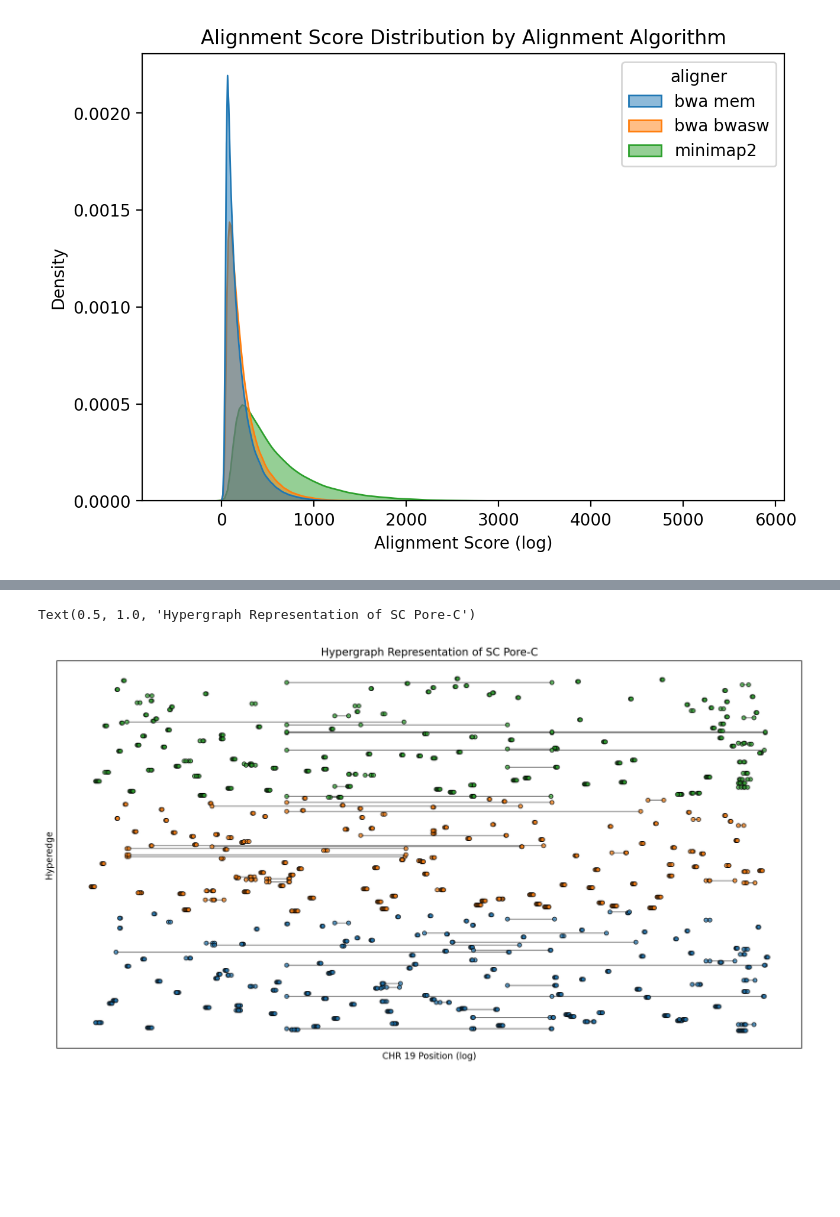
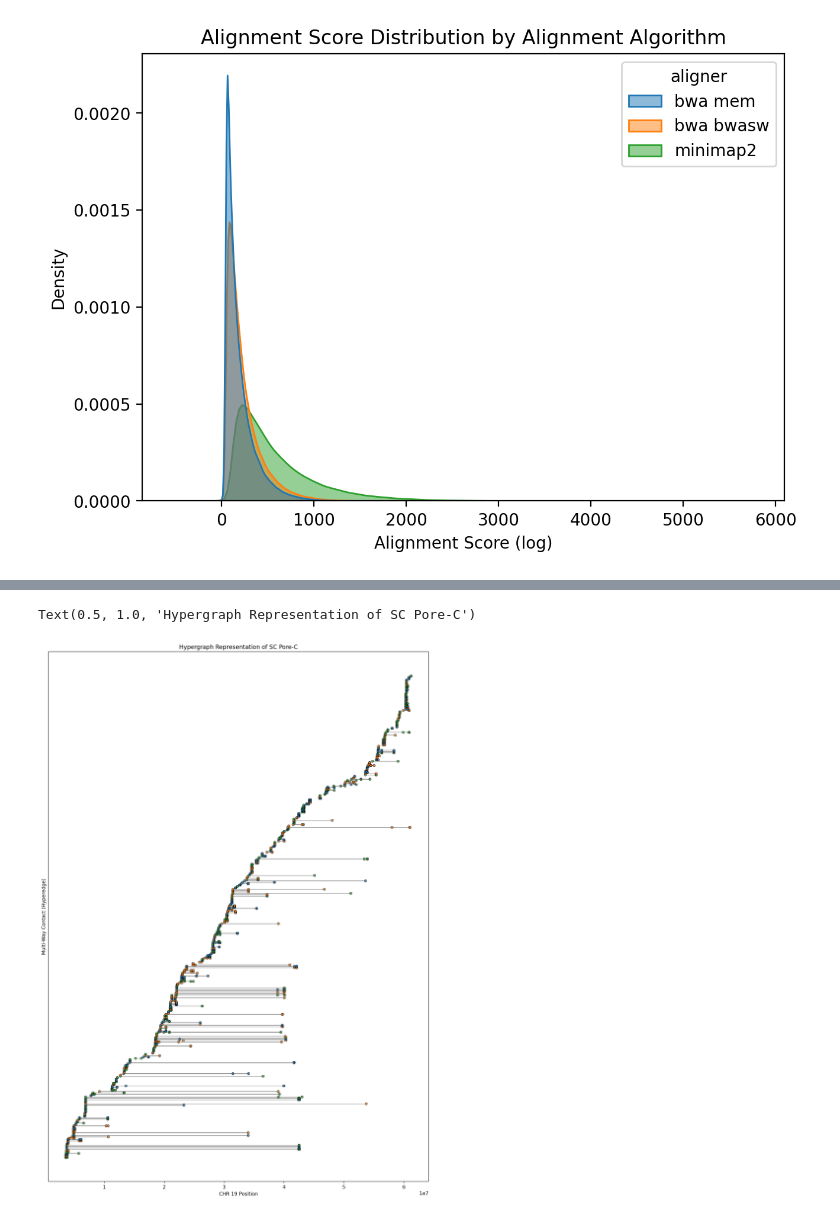
Before and after one commit to CooperStansbury/single_cell_poreC, a Jupyter notebook: alignment_comparisons/alignment_comparison.ipynb, the cells around one changed output, grey strips where cells are left out. Drawn from its saved outputs; the diff is of its cells as text; code cells hidden in the pictures; blank space fills up the shorter version.

```diff
--- a/alignment_comparisons/alignment_comparison.ipynb
+++ b/alignment_comparisons/alignment_comparison.ipynb
@@ -192,6 +194,5 @@ df.head()
 hash_name = lambda s: int(hashlib.sha1(s.encode("utf-8")).hexdigest(), 16) % (10 ** 8)
 df['read_int'] = df['read_name'].apply(hash_name)
 # %%
-get_min = lambda x : min(x.split(";"))
+get_min = lambda x : min([int(i) for i in x.split(";")])
 df['min_first_node'] = df['contact_midpoints'].apply(get_min)
-df = df.sort_values(by=['min_first_node'])
@@ -198,9 +208,9 @@ df = df.sort_values(by=['min_first_node'])
 # %%
-new_rows = []
+df = df.sort_values(by=['min_first_node']).reset_index(drop=True)
 
 matplotlib.rcParams['figure.facecolor'] = 'white'
 matplotlib.rcParams['figure.dpi'] = 200
-matplotlib.rcParams['figure.figsize'] = (15, 8)
+matplotlib.rcParams['figure.figsize'] = (14, 20)
 
 node_color = {
     'bwa mem' : 'C0',
@@ -209,39 +219,40 @@ node_color = {
 }
 
 for i, row in df.iterrows():
-    contacts = [str(int(x)) for x in row['contact_midpoints'].split(";")]
+    contacts = [int(x) for x in row['contact_midpoints'].split(";")]
     read = [i] * len(contacts)
 #     card = [float(row['cardinality']) **2] * len(contacts)  # dynamic sizing based on hyperedge cardinality
 
     c = row['aligner']
 
     plt.plot(contacts,
              read,
              c='k',
              alpha=0.5,
              lw=1,
              zorder=1)
 
     plt.scatter(contacts,
                 read,
                 s=20,
                 facecolor=node_color[c],
                 label=c,
                 edgecolor='k',
                 zorder=2,
                 alpha=0.7)
 
-# plt.gca().set_axisbelow(True)
 # plt.grid(True)
+# plt.rc('grid', linestyle=":", color='k', alpha=0.5)
 
 plt.yticks([])
-plt.xticks([])
+# plt.xticks([])
 
+# plt.legend()
 # plt.legend(bbox_to_anchor=(1.05, 1), loc='upper left')
 
-plt.ylabel("Hyperedge")
-plt.xlabel("CHR 19 Position (log)")
+plt.ylabel("Multi-Way Contact (Hyperedge)")
+plt.xlabel("CHR 19 Position")
 plt.title(f"Hypergraph Representation of SC Pore-C")
 # %% [output]
 Text(0.5, 1.0, 'Hypergraph Representation of SC Pore-C')
-[figure, old version]
+[figure, new version]
```
Also changed, not shown: parts of 8 cells of this notebook, 3 other files.
